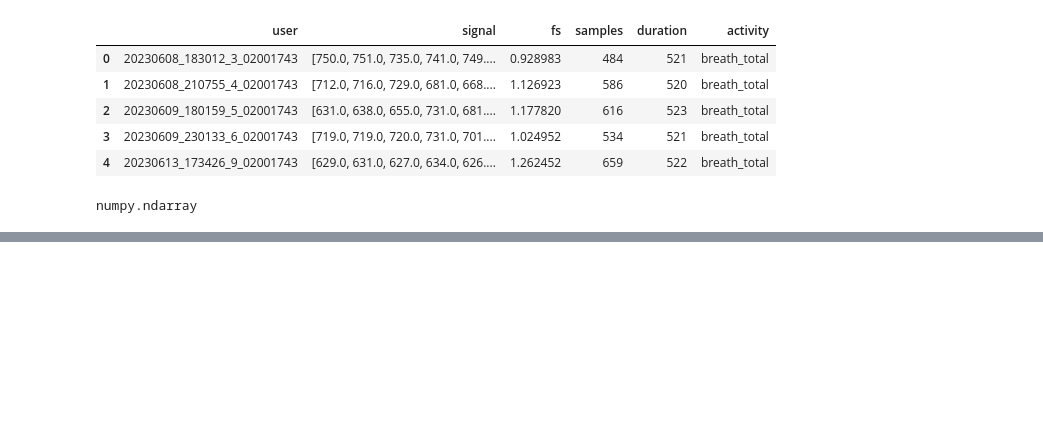
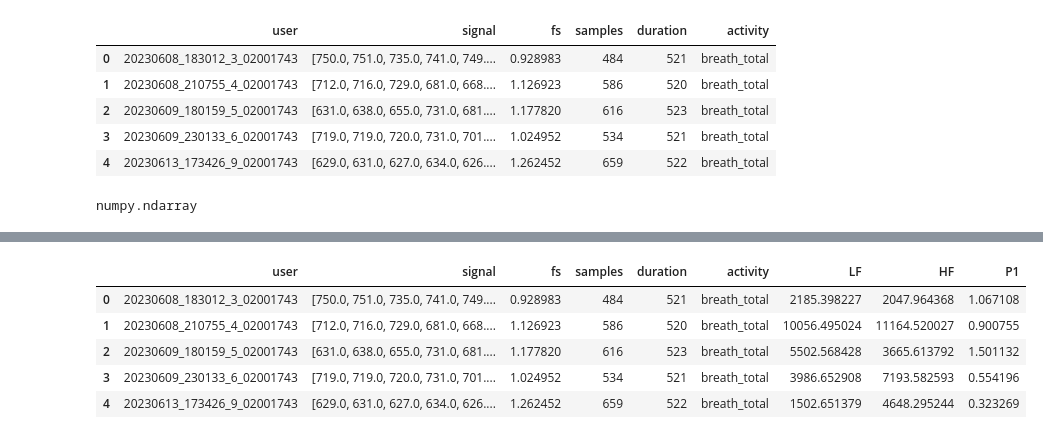
Before and after one commit to mehakrafiq/eval_lh_hf, a Jupyter notebook: signal_analysis.ipynb, the cells around one changed output, grey strips where cells are left out. Drawn from its saved outputs; the diff is of its cells as text; code cells hidden in the pictures; blank space fills up the shorter version.

Commit message:
yipee p1 computed that was the most diffcult one

```diff
--- a/signal_analysis.ipynb
+++ b/signal_analysis.ipynb
@@ -334,8 +294,0 @@ AttributeError: 'DataFrame' object has no attribute 'lf'
-# %%
-compute_hilbert_lf_ia_array(main_df,'bandpass_lf_signal')
-compute_hilbert_hf_ia_array(main_df,'bandpass_hf_signal')
-
-main_df['LF_IA_mean_signal']= compute_mean_feature_IA(main_df, 'LF_IA_bandpass_lf_signal',window_size, offset_window, percent_outliers)
-main_df['HF_IA_mean_signal']= compute_mean_feature_IA(main_df, 'HF_IA_bandpass_hf_signal', window_size,  offset_window, percent_outliers)
-
-main_df.head()
@@ -371,0 +295,30 @@ for i in range(40):
+# %%
+# computing hf and lf ussing fft and not the butter_band pass filter used in the paper
+def compute_hrv_metrics(rr_intervals, fs):
+    # Calculate power spectral density using Welch's method
+    f, pxx = welch(rr_intervals, fs=fs, nperseg=len(rr_intervals))
+
+    # Frequency bands for LF and HF components
+    lf_band = (0.04, 0.15)
+    hf_band = (0.15, 0.4)
+
+    # Calculate power in LF and HF bands
+    lf_power = np.trapz(pxx[(f >= lf_band[0]) & (f <= lf_band[1])], f[(f >= lf_band[0]) & (f <= lf_band[1])])
+    hf_power = np.trapz(pxx[(f >= hf_band[0]) & (f <= hf_band[1])], f[(f >= hf_band[0]) & (f <= hf_band[1])])
+
+    # Calculate LF/HF ratio
+    lf_hf_ratio = lf_power / hf_power
+
+    return lf_power, hf_power, lf_hf_ratio
+# %%
+# Applying the function to each row in the dataframe
+main_df[['LF', 'HF', 'P1']] = main_df.apply(lambda row: compute_hrv_metrics(row['signal'], row['fs']), axis=1, result_type="expand")
+
+main_df.head()
+# %% [output]
+|  | user | signal | fs | samples | duration | activity | LF | HF | P1 |
+| 0 | 20230608_183012_3_02001743 | [750.0, 751.0, 735.0, 741.0, 749.... | 0.928983 | 484 | 521 | breath_total | 2185.398227 | 2047.964368 | 1.067108 |
+| 1 | 20230608_210755_4_02001743 | [712.0, 716.0, 729.0, 681.0, 668.... | 1.126923 | 586 | 520 | breath_total | 10056.495024 | 11164.520027 | 0.900755 |
+| 2 | 20230609_180159_5_02001743 | [631.0, 638.0, 655.0, 731.0, 681.... | 1.177820 | 616 | 523 | breath_total | 5502.568428 | 3665.613792 | 1.501132 |
+| 3 | 20230609_230133_6_02001743 | [719.0, 719.0, 720.0, 731.0, 701.... | 1.024952 | 534 | 521 | breath_total | 3986.652908 | 7193.582593 | 0.554196 |
+| 4 | 20230613_173426_9_02001743 | [629.0, 631.0, 627.0, 634.0, 626.... | 1.262452 | 659 | 522 | breath_total | 1502.651379 | 4648.295244 | 0.323269 |
```
Also changed, not shown: parts of 8 cells of this notebook.
